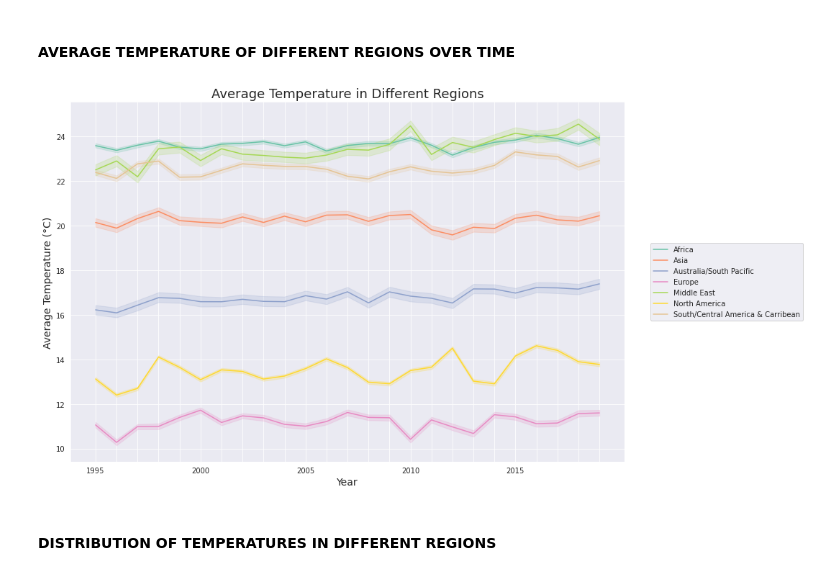
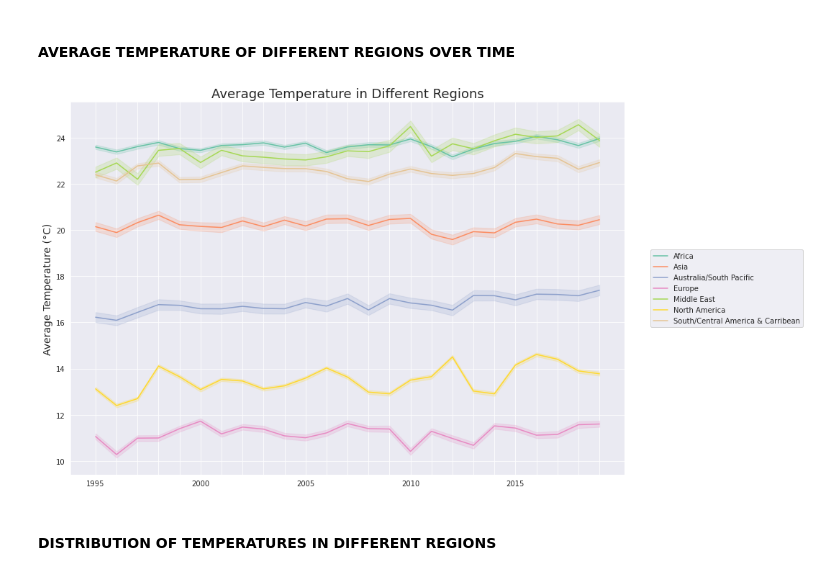
Before and after one commit to HeleneFabia/daily-temperatures-eda, a Jupyter notebook: daily-temperatures-eda.ipynb, the cells around one changed output. Cells and saved outputs as stored; diff of their text form; code cells hidden in the pictures.

```diff
--- a/daily-temperatures-eda.ipynb
+++ b/daily-temperatures-eda.ipynb
@@ -247,7 +247,7 @@ fig, ax = plt.subplots(figsize=(15,8))
 sns.lineplot(x='Year', y='AvgTempCelsius', data=df , palette='Set2')
 ax.set_title('Average Global Temperatures', fontsize=18)
 ax.set_ylabel('Average Temperature (°C)', fontsize=14)
-ax.set_xlabel('Year', fontsize=14)
+ax.set_xlabel('')
 ax.set_xticks(range(1995, 2020))
 for index, label in enumerate(ax.xaxis.get_ticklabels()):
     if index % 5 != 0:
@@ -298,18 +298,18 @@ s.style.background_gradient(cmap="RdBu_r")
 # %%
 f, ax = plt.subplots(figsize=(15,8))
 sns.lineplot(x='Year', y='AvgTempCelsius', hue='Region', data=df , palette='Set2')
 plt.title('Average Temperature in Different Regions', fontsize=18)
 plt.ylabel('Average Temperature (°C)', fontsize=14)
-plt.xlabel('Year', fontsize=14)
+plt.xlabel('')
 plt.xticks(range(1995, 2020))
 plt.legend(loc='center left', bbox_to_anchor=(1.04, 0.5), ncol=1)
 for index, label in enumerate(ax.xaxis.get_ticklabels()):
     if index % 5 != 0:
         label.set_visible(False)
 plt.tight_layout()
 plt.show();
 # %% [output]
-[figure, old version]
+[figure, new version]
 # %% [markdown]
 #### DISTRIBUTION OF TEMPERATURES IN DIFFERENT REGIONS
 # %%
```
Also changed, not shown: parts of 3 cells of this notebook.
